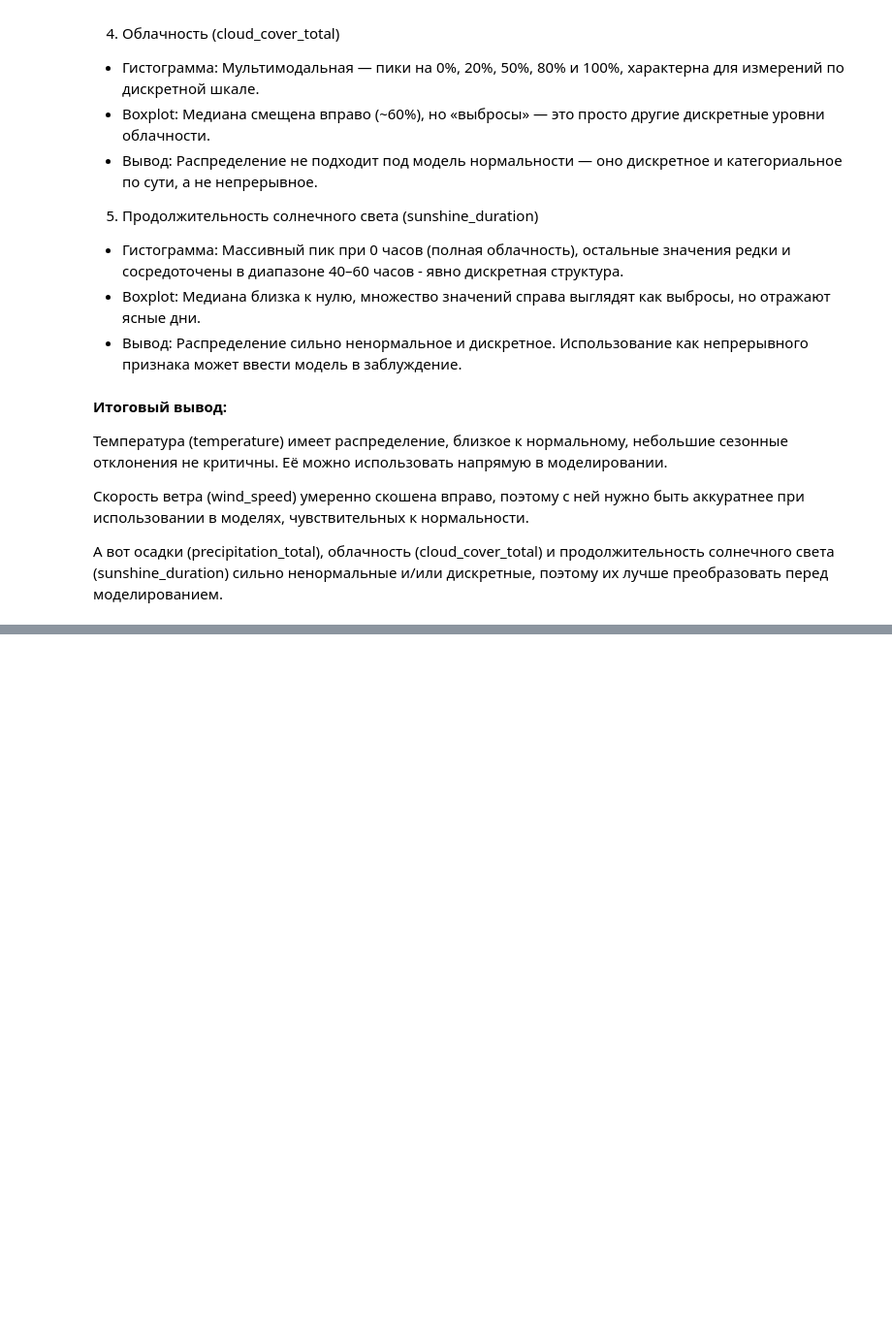
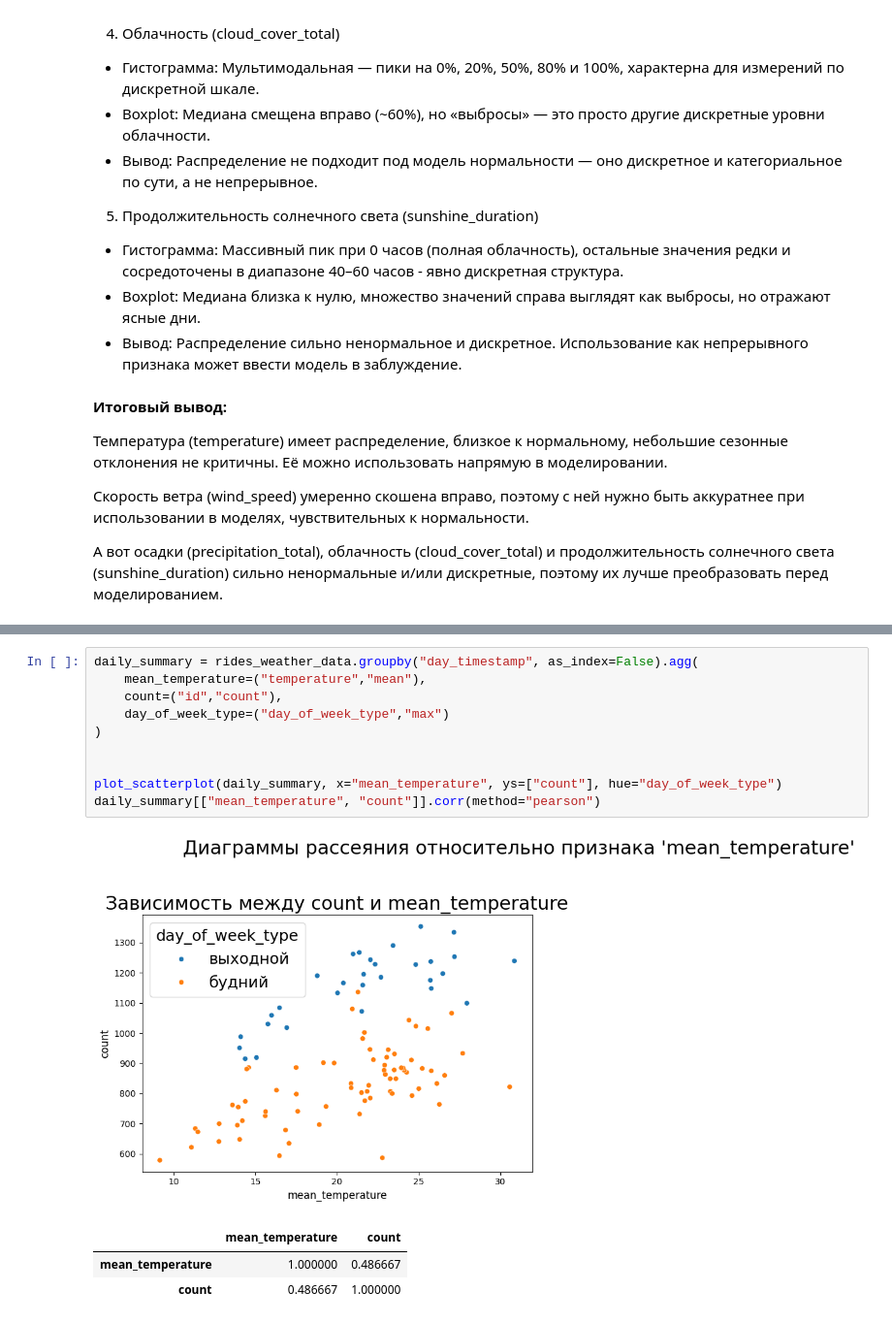
Before and after one commit to fIIame/scooter_sharing_analysis, a Jupyter notebook: notebooks/EDA.ipynb, the cells around one changed output, grey strips where cells are left out. Shown at 97% size. Cells and saved outputs as stored; diff of their text form; blank space fills up the shorter version.

```diff
--- a/notebooks/EDA.ipynb
+++ b/notebooks/EDA.ipynb
@@ -456,0 +508,15 @@ plot_hist_boxplot(weather_data, weather_num, kde=True, save_path=str(pj("hist_bo
+# %%
+daily_summary = rides_weather_data.groupby("day_timestamp", as_index=False).agg(
+    mean_temperature=("temperature","mean"),
+    count=("id","count"),
+    day_of_week_type=("day_of_week_type","max")
+)
+
+
+plot_scatterplot(daily_summary, x="mean_temperature", ys=["count"], hue="day_of_week_type")
+daily_summary[["mean_temperature", "count"]].corr(method="pearson")
+# %% [output]
+[figure, added]
+|  | mean_temperature | count |
+| mean_temperature | 1.000000 | 0.486667 |
+| count | 0.486667 | 1.000000 |
```
Also changed, not shown: parts of 26 cells of this notebook, 1 other file.
